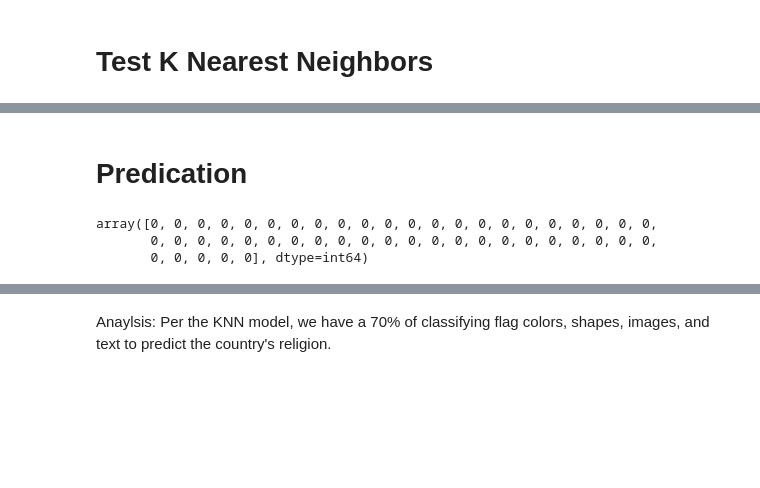
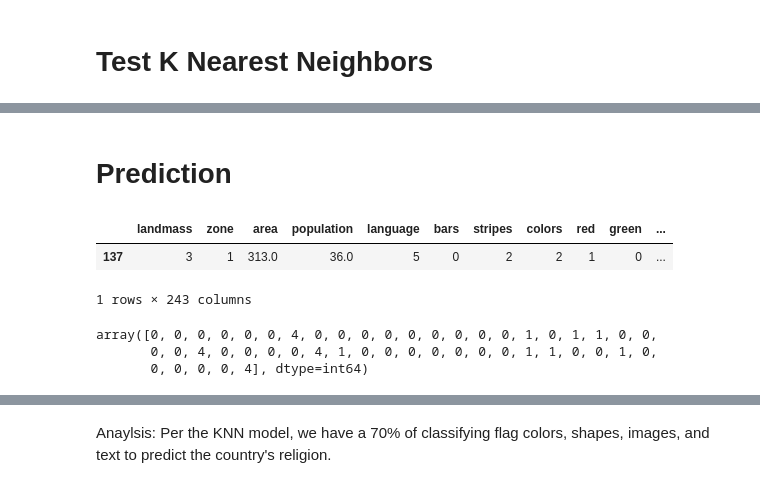
Before and after one commit to zpoeschl/flags_and_religion, a Jupyter notebook: static/data/flag- KNN.ipynb, the cells around one changed output, grey strips where cells are left out. Saved outputs shown, nothing was run; the diff lists cells and outputs as text; code cells hidden in the pictures; blank space fills up the shorter version.

```diff
--- a/static/data/flag- KNN.ipynb
+++ b/static/data/flag- KNN.ipynb
@@ -151,11 +152,20 @@ k=7 Test Acc: 0.735
 # %% [markdown]
-# Predication
+# Prediction
+# %%
+#Show results of the prediction of testing values
+knn.fit(X_train, y_train)
+
+X_test[1:2]
+# %% [output]
+|  | landmass | zone | area | population | language | bars | stripes | colors | red | green | ... |
+| 137 | 3 | 1 | 313.0 | 36.0 | 5 | 0 | 2 | 2 | 1 | 0 | ... |
+1 rows × 243 columns
 # %%
 knn.predict(X_test)
 # %% [output]
-array([0, 0, 0, 0, 0, 0, 0, 0, 0, 0, 0, 0, 0, 0, 0, 0, 0, 0, 0, 0, 0, 0,
-       0, 0, 0, 0, 0, 0, 0, 0, 0, 0, 0, 0, 0, 0, 0, 0, 0, 0, 0, 0, 0, 0,
-       0, 0, 0, 0, 0], dtype=int64)
+array([0, 0, 0, 0, 0, 0, 4, 0, 0, 0, 0, 0, 0, 0, 0, 0, 1, 0, 1, 1, 0, 0,
+       0, 0, 4, 0, 0, 0, 0, 4, 1, 0, 0, 0, 0, 0, 0, 0, 1, 1, 0, 0, 1, 0,
+       0, 0, 0, 0, 4], dtype=int64)
 # %%
 y_test.values
 # %% [output]
```
Also changed, not shown: parts of 7 cells of this notebook, 9 other files.
